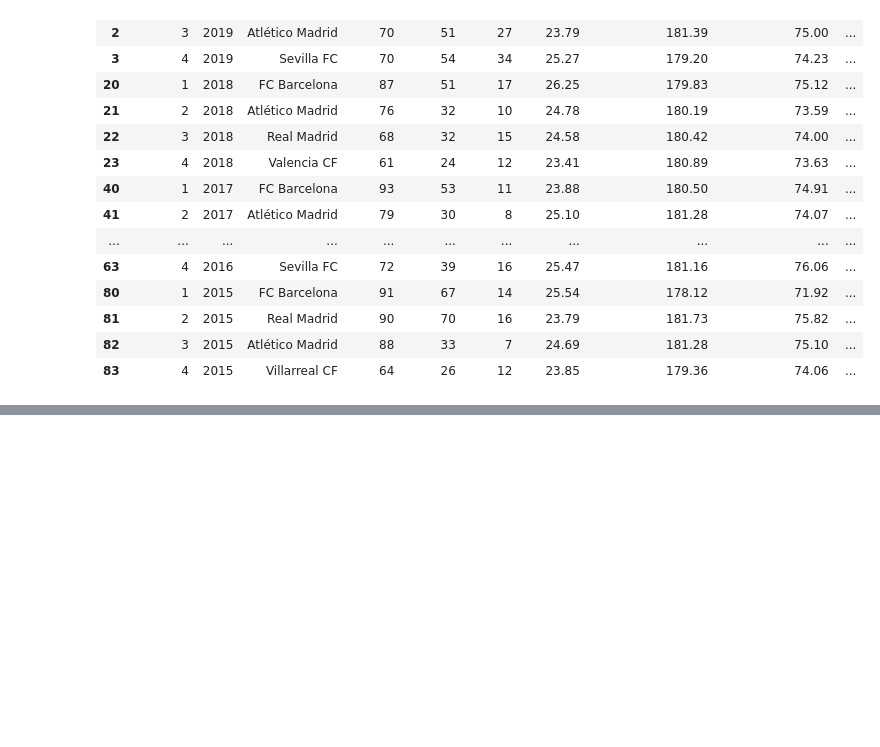
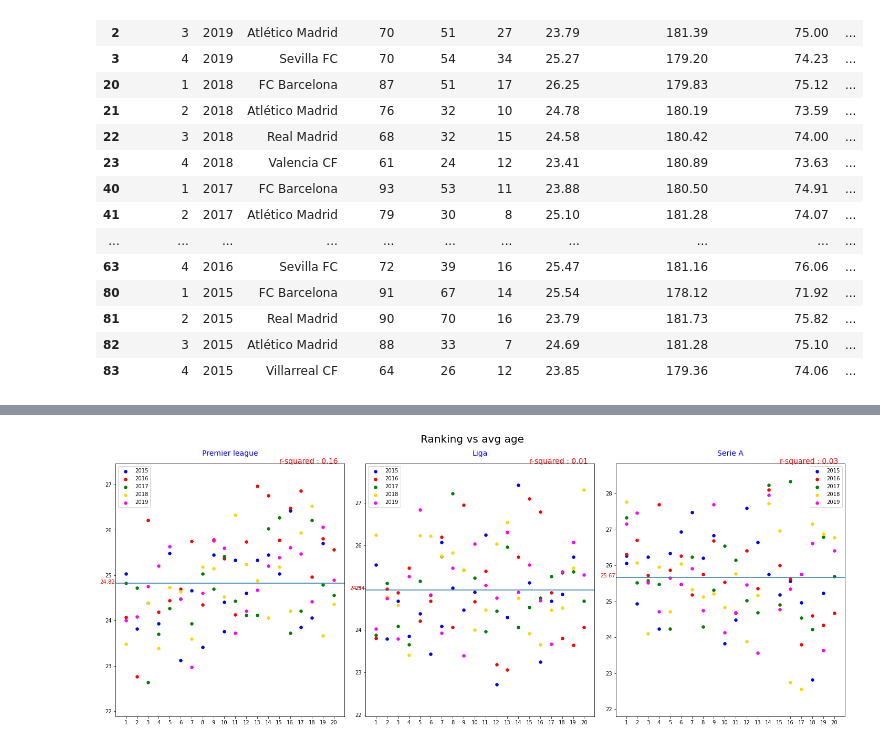
Before and after one commit to QuentinMahieu/Project_Soccer, a Jupyter notebook: mainanalysis.ipynb, the cells around one changed output, grey strips where cells are left out. Cells and saved outputs as stored; diff of their text form; code cells hidden in the pictures; blank space fills up the shorter version.

```diff
--- a/mainanalysis.ipynb
+++ b/mainanalysis.ipynb
@@ -147,0 +213,4 @@ plt.tight_layout()
+# %%
+plot(list_dfs,"Ranking","avg age")
+# %% [output]
+[figure, added]
```
Also changed, not shown: parts of 17 cells of this notebook.
